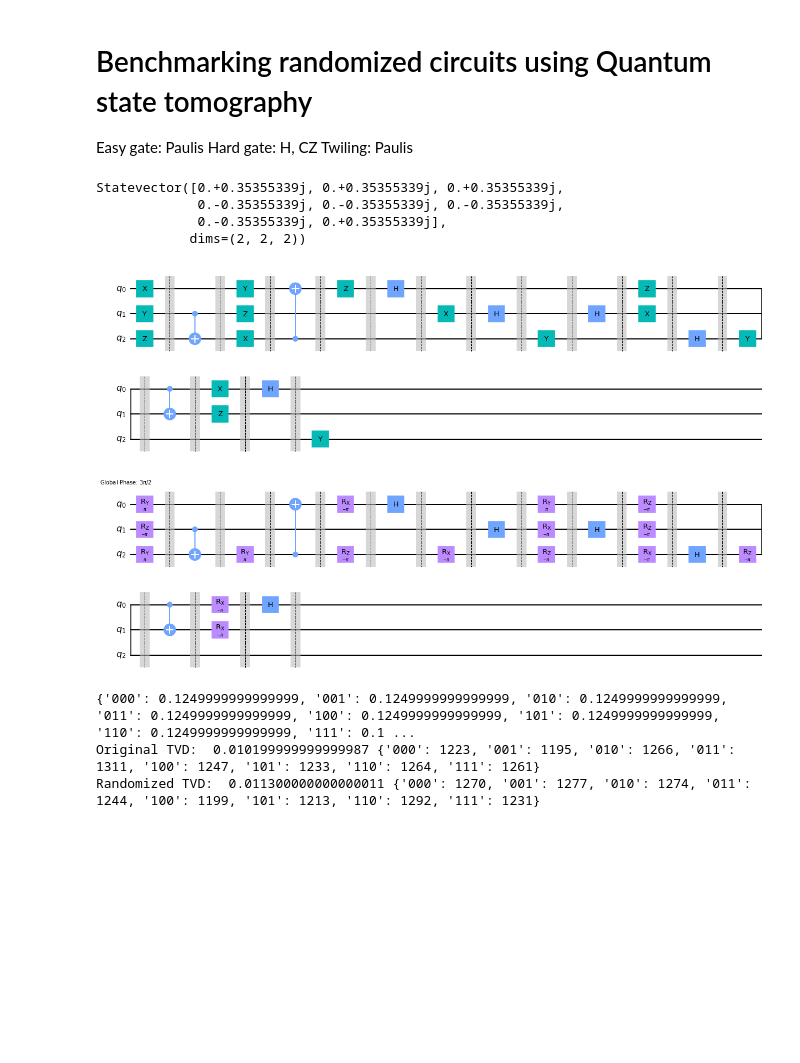
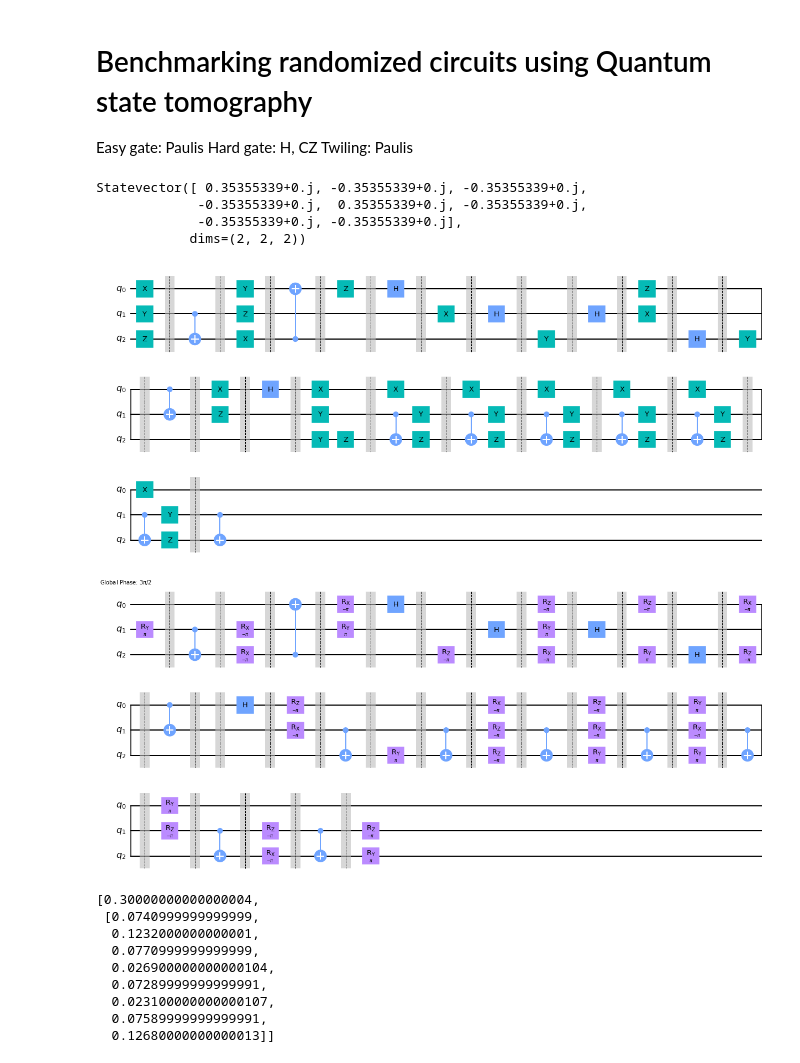
Before and after one commit to bicycle315/2022Summer-Hackathon_RB-with-Dynamical-Decoupling, a Jupyter notebook: GHKim/QST.ipynb, the cells around one changed output. Drawn from its saved outputs; the diff is of its cells as text; code cells hidden in the pictures; blank space fills up the shorter version.

```diff
--- a/GHKim/QST.ipynb
+++ b/GHKim/QST.ipynb
@@ -247,50 +251,85 @@ target.h(1)
 target.barrier()
 target.y(2)
 target.barrier()
 target.h(1)
 target.barrier()
 target.z(0)
 target.x(1)
 target.barrier()
 target.h(2)
 target.barrier()
 target.y(2)
 target.barrier()
 target.cx(0, 1)
 target.barrier()
 target.x(0)
 target.z(1)
 target.barrier()
 target.h(0)
 target.barrier()
 target.y(2)
+target.x(0)
+target.y(1)
+target.z(2)
+target.barrier()
+target.cx(1, 2)
+target.x(0)
+target.y(1)
+target.z(2)
+target.barrier()
+target.cx(1, 2)
+target.x(0)
+target.y(1)
+target.z(2)
+target.barrier()
+target.cx(1, 2)
+target.x(0)
+target.y(1)
+target.z(2)
+target.barrier()
+target.cx(1, 2)
+target.x(0)
+target.y(1)
+target.z(2)
+target.barrier()
+target.cx(1, 2)
+target.x(0)
+target.y(1)
+target.z(2)
+target.barrier()
+target.cx(1, 2)
+target.x(0)
+target.y(1)
+target.z(2)
+target.barrier()
+target.cx(1, 2)
 
 print(Statevector.from_instruction(target))
 
 # target = transpile(target, basis_gates=['id', 'x', 'y', 'z', 'cz', 'h', 't', 'rz'], optimization_level=0)
 
 rc_circs = randomized_circuit(target, 10, 1)
 
 target.draw('mpl')
 # %% [output]
-Statevector([0.+0.35355339j, 0.+0.35355339j, 0.+0.35355339j,
-             0.-0.35355339j, 0.-0.35355339j, 0.-0.35355339j,
-             0.-0.35355339j, 0.+0.35355339j],
+Statevector([ 0.35355339+0.j, -0.35355339+0.j, -0.35355339+0.j,
+             -0.35355339+0.j,  0.35355339+0.j, -0.35355339+0.j,
+             -0.35355339+0.j, -0.35355339+0.j],
             dims=(2, 2, 2))
-[figure, old version]
+[figure, new version]
 # %%
 rc_circs[3].draw('mpl')
 # %% [output]
-[figure, old version]
+[figure, new version]
 # %%
 from qiskit.providers.aer.noise import NoiseModel
 from qiskit.providers.aer.noise import depolarizing_error, coherent_unitary_error
-from qiskit.circuit.library import RZGate, RXGate, CPhaseGate
+from qiskit.circuit.library import RZGate, RXGate, CXGate
 
 # QuantumError objects
 prob = 0.01
 angle = 0.1
-coherent_err = coherent_unitary_error(np.diag([1.0, 1.0, 1.0, np.exp(-1.0j * angle)]))
+coherent_err = coherent_unitary_error(CXGate(angle))
 
 # Add errors to noise model
 error_model = NoiseModel(basis_gates=['id', 'x', 'y', 'z', 'rx', 'ry', 'rz', 'cz'])
@@ -302,6 +341,12 @@ backend = AerSimulator(noise_model=error_model)
 tvd_benchmark_rc_circuit(target, rc_circs, backend=backend, shots_per_randomized_circuit=1000)
 # fig = benchmark_rc_circuit(target, rc_circs, measurement_qubits=[0, 1, 2], backend=backend, dpi=200)
 # %% [output]
-{'000': 0.1249999999999999, '001': 0.1249999999999999, '010': 0.1249999999999999, '011': 0.1249999999999999, '100': 0.1249999999999999, '101': 0.1249999999999999, '110': 0.1249999999999999, '111': 0.1 ...
-Original TVD:  0.010199999999999987 {'000': 1223, '001': 1195, '010': 1266, '011': 1311, '100': 1247, '101': 1233, '110': 1264, '111': 1261}
-Randomized TVD:  0.011300000000000011 {'000': 1270, '001': 1277, '010': 1274, '011': 1244, '100': 1199, '101': 1213, '110': 1292, '111': 1231}
+[0.30000000000000004,
+ [0.0740999999999999,
+  0.1232000000000001,
+  0.0770999999999999,
+  0.026900000000000104,
+  0.07289999999999991,
+  0.023100000000000107,
+  0.07589999999999991,
+  0.12680000000000013]]
```
Also changed, not shown: parts of 7 cells of this notebook.
